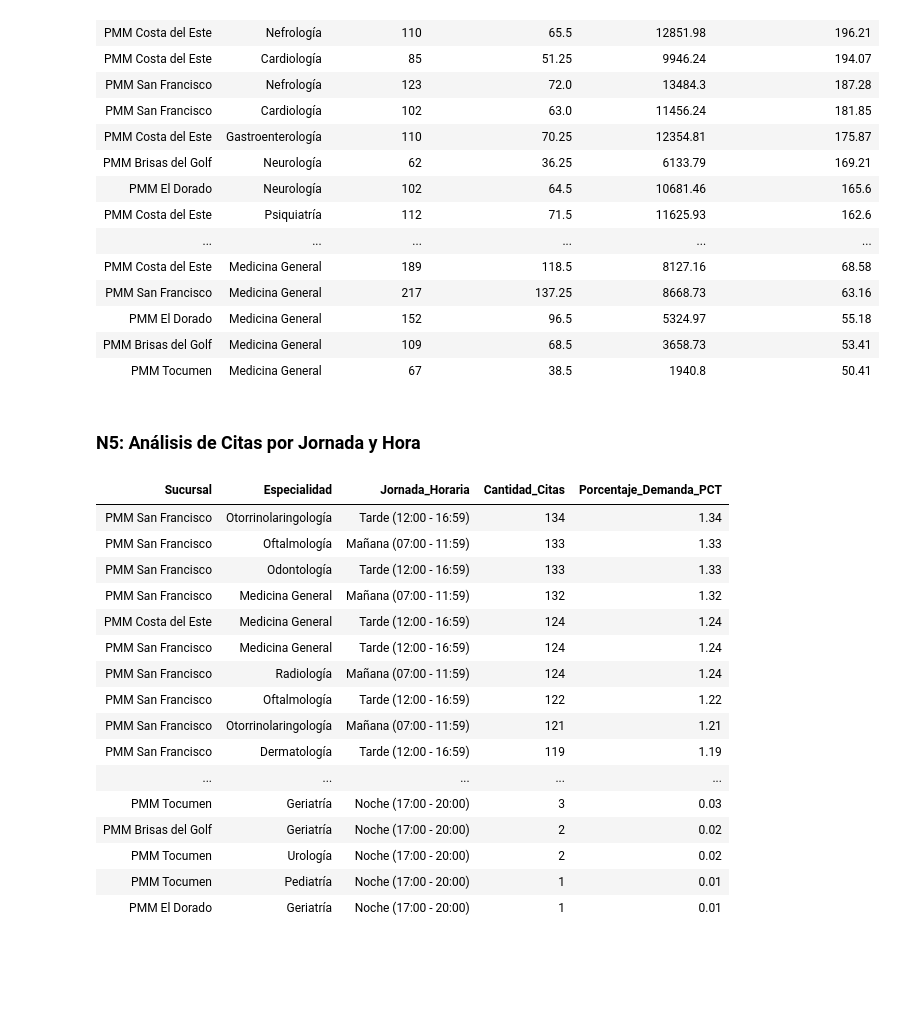
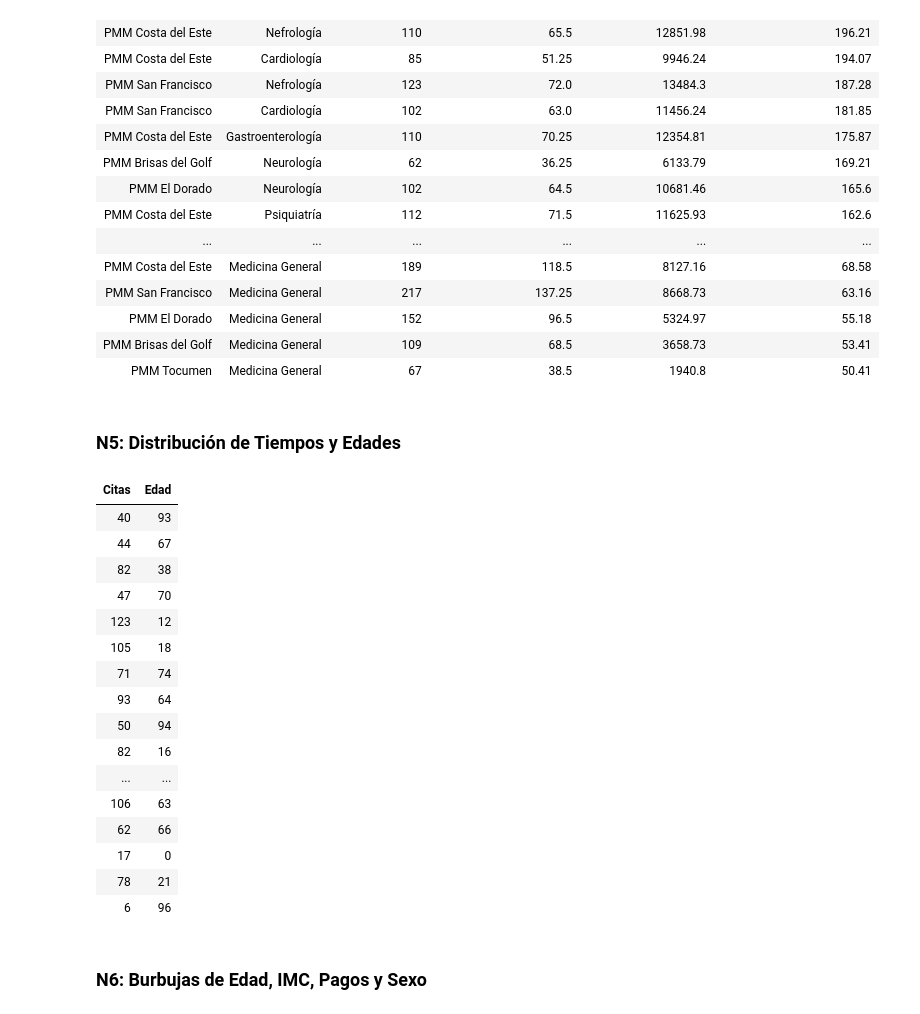
Before and after one commit to Akaru0/Panama-Metropolitan-Medical---Proyecto-Databricks, a Jupyter notebook: 04_analisis_sql.ipynb, the cells around one changed output. Saved outputs shown, nothing was run; the diff lists cells and outputs as text; code cells hidden in the pictures; blank space fills up the shorter version.

```diff
--- a/04_analisis_sql.ipynb
+++ b/04_analisis_sql.ipynb
@@ -162,47 +162,34 @@ SELECT * FROM rentabilidad_especialidad;
 | PMM Brisas del Golf | Medicina General | 109 | 68.5 | 3658.73 | 53.41 |
 | PMM Tocumen | Medicina General | 67 | 38.5 | 1940.8 | 50.41 |
 # %% [markdown]
-### N5: Análisis de Citas por Jornada y Hora
+### N5: Distribución de Tiempos y Edades
-# %%
-%sql
-CREATE OR REPLACE TABLE citas_jornadas AS
-SELECT
-    nom_sucursal AS Sucursal,
-    especialidad_medica AS Especialidad,
-    CASE
-        -- REGEXP_EXTRACT busca la primera coincidencia de hora (ej: "09:30") y extrae solo los primeros 2 dígitos (\d{2})
-        WHEN CAST(REGEXP_EXTRACT(hr_inicio_cit, '(\\d{2}):\\d{2}', 1) AS INT) < 12 THEN 'Mañana (07:00 - 11:59)'
-        WHEN CAST(REGEXP_EXTRACT(hr_inicio_cit, '(\\d{2}):\\d{2}', 1) AS INT) BETWEEN 12 AND 16 THEN 'Tarde (12:00 - 16:59)'
-        ELSE 'Noche (17:00 - 20:00)'
-    END AS Jornada_Horaria,
-    COUNT(*) AS Cantidad_Citas,
-    ROUND((COUNT(*) / (SELECT COUNT(*) FROM v_citas_pmm)) * 100, 2) AS Porcentaje_Demanda_PCT
-FROM v_citas_pmm
-GROUP BY
-    CASE
-        WHEN CAST(REGEXP_EXTRACT(hr_inicio_cit, '(\\d{2}):\\d{2}', 1) AS INT) < 12 THEN 'Mañana (07:00 - 11:59)'
-        WHEN CAST(REGEXP_EXTRACT(hr_inicio_cit, '(\\d{2}):\\d{2}', 1) AS INT) BETWEEN 12 AND 16 THEN 'Tarde (12:00 - 16:59)'
-        ELSE 'Noche (17:00 - 20:00)'
-    END,
-    nom_sucursal,
-    especialidad_medica
-    ORDER BY Cantidad_Citas DESC;
-SELECT * FROM citas_jornadas;
-# %% [output]
-| Sucursal | Especialidad | Jornada_Horaria | Cantidad_Citas | Porcentaje_Demanda_PCT |
-| PMM San Francisco | Otorrinolaringología | Tarde (12:00 - 16:59) | 134 | 1.34 |
-| PMM San Francisco | Oftalmología | Mañana (07:00 - 11:59) | 133 | 1.33 |
-| PMM San Francisco | Odontología | Tarde (12:00 - 16:59) | 133 | 1.33 |
-| PMM San Francisco | Medicina General | Mañana (07:00 - 11:59) | 132 | 1.32 |
-| PMM Costa del Este | Medicina General | Tarde (12:00 - 16:59) | 124 | 1.24 |
-| PMM San Francisco | Medicina General | Tarde (12:00 - 16:59) | 124 | 1.24 |
-| PMM San Francisco | Radiología | Mañana (07:00 - 11:59) | 124 | 1.24 |
-| PMM San Francisco | Oftalmología | Tarde (12:00 - 16:59) | 122 | 1.22 |
-| PMM San Francisco | Otorrinolaringología | Mañana (07:00 - 11:59) | 121 | 1.21 |
-| PMM San Francisco | Dermatología | Tarde (12:00 - 16:59) | 119 | 1.19 |
-| ... | ... | ... | ... | ... |
-| PMM Tocumen | Geriatría | Noche (17:00 - 20:00) | 3 | 0.03 |
-| PMM Brisas del Golf | Geriatría | Noche (17:00 - 20:00) | 2 | 0.02 |
-| PMM Tocumen | Urología | Noche (17:00 - 20:00) | 2 | 0.02 |
-| PMM Tocumen | Pediatría | Noche (17:00 - 20:00) | 1 | 0.01 |
-| PMM El Dorado | Geriatría | Noche (17:00 - 20:00) | 1 | 0.01 |
+# %%
+%sql
+CREATE OR REPLACE TABLE histograma_consultas AS
+SELECT
+    COUNT(*) AS Citas,
+    edad_pac_cita AS Edad
+FROM v_citas_pmm
+WHERE estado_cita = 'Completada'
+GROUP BY edad_pac_cita;
+SELECT * FROM histograma_consultas;
+# %% [output]
+| Citas | Edad |
+| 40 | 93 |
+| 44 | 67 |
+| 82 | 38 |
+| 47 | 70 |
+| 123 | 12 |
+| 105 | 18 |
+| 71 | 74 |
+| 93 | 64 |
+| 50 | 94 |
+| 82 | 16 |
+| ... | ... |
+| 106 | 63 |
+| 62 | 66 |
+| 17 | 0 |
+| 78 | 21 |
+| 6 | 96 |
+# %% [markdown]
+### N6: Burbujas de Edad, IMC, Pagos y Sexo
```
Also changed, not shown: parts of 6 cells of this notebook, 2 other files.
